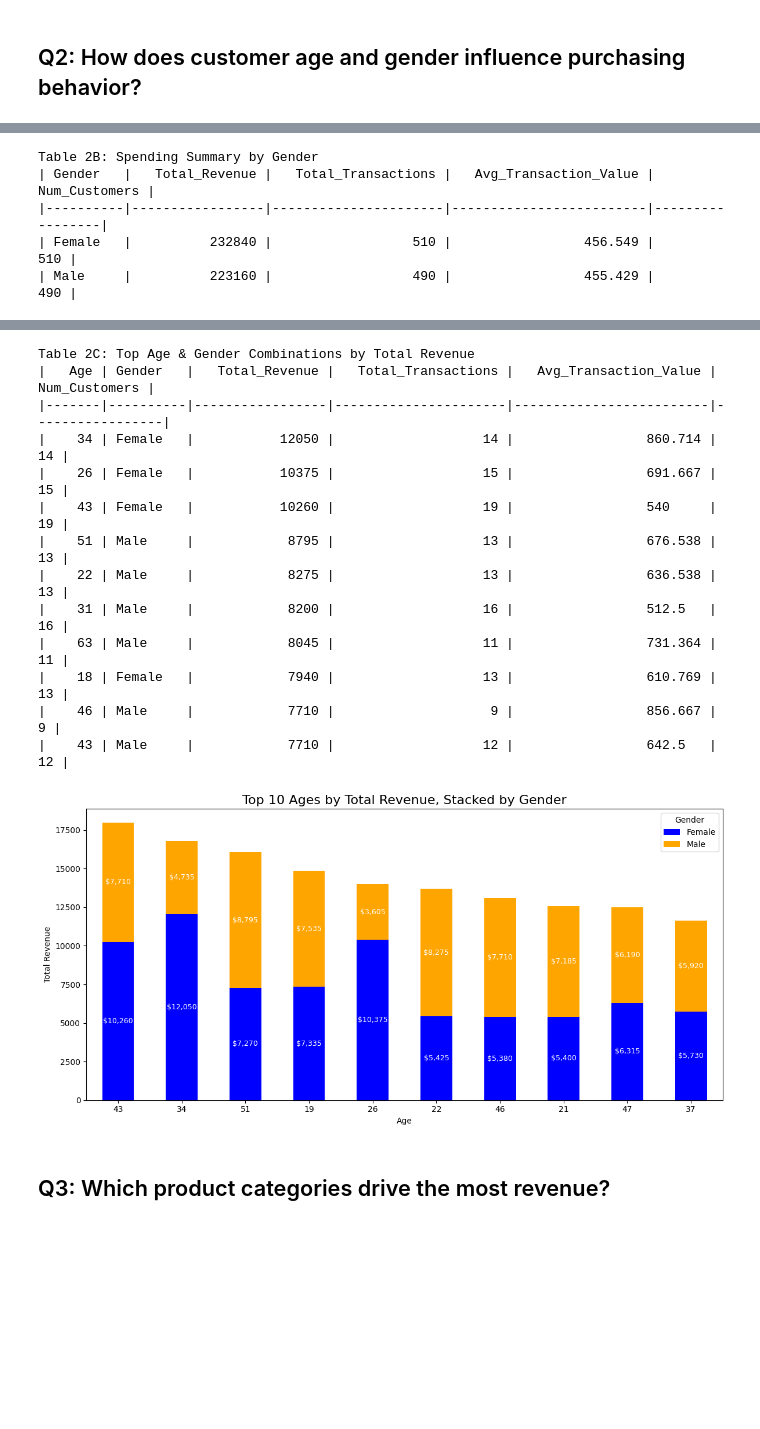
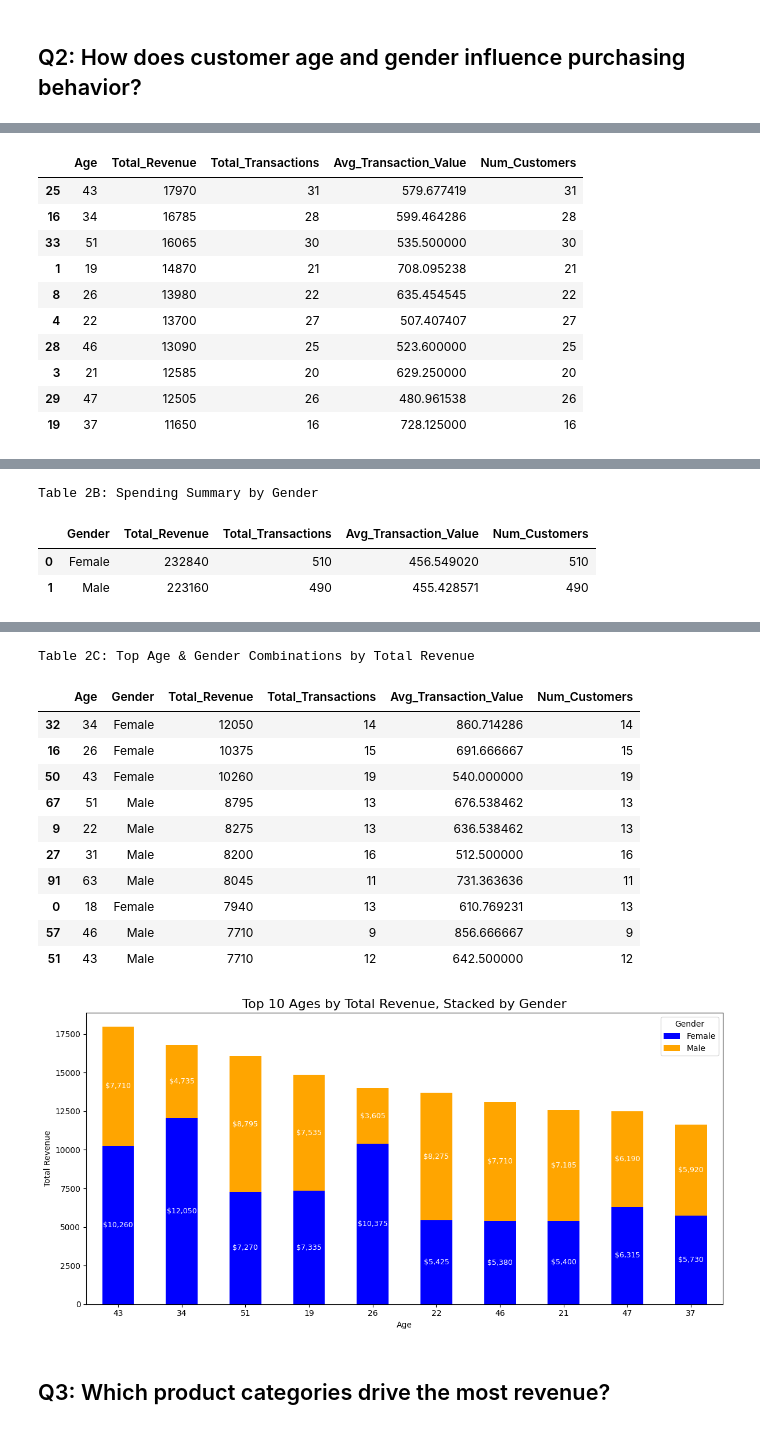
Before and after one commit to Wilfrida-Were/Retail-Sales-EDA-in-Python, a Jupyter notebook: retail-sales-eda-in-python.ipynb, the cells around one changed output, grey strips where cells are left out. Saved outputs shown, nothing was run; the diff lists cells and outputs as text; code cells hidden in the pictures; blank space fills up the shorter version.

```diff
--- a/retail-sales-eda-in-python.ipynb
+++ b/retail-sales-eda-in-python.ipynb
@@ -318,12 +318,7 @@ top_age_summary = age_summary.sort_values(by='Total_Revenue', ascending=False).h
 
 # Table 2A: Top 10 Ages by Total Revenue
 print("Table 2A: Top 10 Ages by Total Revenue")
-print(tabulate(
-    top_age_summary[['Age','Total_Revenue','Total_Transactions','Avg_Transaction_Value','Num_Customers']],
-    headers='keys',
-    tablefmt='github',
-    showindex=False
-))
+display(top_age_summary)
 
 # Plot
 plt.figure(figsize=(10,6))
@@ -348,12 +343,7 @@ gender_summary = df.groupby('Gender').agg(
 
 # Display table heading
 print("\nTable 2B: Spending Summary by Gender")
-print(tabulate(
-    gender_summary[['Gender','Total_Revenue','Total_Transactions','Avg_Transaction_Value','Num_Customers']],
-    headers='keys',
-    tablefmt='github',
-    showindex=False
-))
+display(gender_summary)
 
 # Plot
 plt.figure(figsize=(6,6))
@@ -379,12 +369,7 @@ age_gender_summary = df.groupby(['Age','Gender']).agg(
 # Table: Top Age & Gender Combinations by Total Revenue
 print("\nTable 2C: Top Age & Gender Combinations by Total Revenue")
 top_age_gender_table = age_gender_summary.sort_values(by='Total_Revenue', ascending=False).head(10)
-print(tabulate(
-    top_age_gender_table[['Age','Gender','Total_Revenue','Total_Transactions','Avg_Transaction_Value','Num_Customers']],
-    headers='keys',
-    tablefmt='github',
-    showindex=False
-))
+display(top_age_gender_table)
 
 # Pivot data for stacked bar
 stacked_data = age_gender_summary.pivot(index='Age', columns='Gender', values='Total_Revenue')
@@ -426,23 +399,32 @@ Table 2A: Top 10 Ages by Total Revenue
+|  | Age | Total_Revenue | Total_Transactions | Avg_Transaction_Value | Num_Customers |
+| 25 | 43 | 17970 | 31 | 579.677419 | 31 |
+| 16 | 34 | 16785 | 28 | 599.464286 | 28 |
+| 33 | 51 | 16065 | 30 | 535.500000 | 30 |
+| 1 | 19 | 14870 | 21 | 708.095238 | 21 |
+| 8 | 26 | 13980 | 22 | 635.454545 | 22 |
+| 4 | 22 | 13700 | 27 | 507.407407 | 27 |
+| 28 | 46 | 13090 | 25 | 523.600000 | 25 |
+| 3 | 21 | 12585 | 20 | 629.250000 | 20 |
+| 29 | 47 | 12505 | 26 | 480.961538 | 26 |
+| 19 | 37 | 11650 | 16 | 728.125000 | 16 |
 [figure]
 Table 2B: Spending Summary by Gender
-| Gender   |   Total_Revenue |   Total_Transactions |   Avg_Transaction_Value |   Num_Customers |
-|----------|-----------------|----------------------|-------------------------|-----------------|
-| Female   |          232840 |                  510 |                 456.549 |             510 |
-| Male     |          223160 |                  490 |                 455.429 |             490 |
+|  | Gender | Total_Revenue | Total_Transactions | Avg_Transaction_Value | Num_Customers |
+| 0 | Female | 232840 | 510 | 456.549020 | 510 |
+| 1 | Male | 223160 | 490 | 455.428571 | 490 |
 [figure]
 Table 2C: Top Age & Gender Combinations by Total Revenue
-|   Age | Gender   |   Total_Revenue |   Total_Transactions |   Avg_Transaction_Value |   Num_Customers |
-|-------|----------|-----------------|----------------------|-------------------------|-----------------|
-|    34 | Female   |           12050 |                   14 |                 860.714 |              14 |
-|    26 | Female   |           10375 |                   15 |                 691.667 |              15 |
-|    43 | Female   |           10260 |                   19 |                 540     |              19 |
-|    51 | Male     |            8795 |                   13 |                 676.538 |              13 |
-|    22 | Male     |            8275 |                   13 |                 636.538 |              13 |
-|    31 | Male     |            8200 |                   16 |                 512.5   |              16 |
-|    63 | Male     |            8045 |                   11 |                 731.364 |              11 |
-|    18 | Female   |            7940 |                   13 |                 610.769 |              13 |
-|    46 | Male     |            7710 |                    9 |                 856.667 |               9 |
-|    43 | Male     |            7710 |                   12 |                 642.5   |              12 |
+|  | Age | Gender | Total_Revenue | Total_Transactions | Avg_Transaction_Value | Num_Customers |
+| 32 | 34 | Female | 12050 | 14 | 860.714286 | 14 |
+| 16 | 26 | Female | 10375 | 15 | 691.666667 | 15 |
+| 50 | 43 | Female | 10260 | 19 | 540.000000 | 19 |
+| 67 | 51 | Male | 8795 | 13 | 676.538462 | 13 |
+| 9 | 22 | Male | 8275 | 13 | 636.538462 | 13 |
+| 27 | 31 | Male | 8200 | 16 | 512.500000 | 16 |
+| 91 | 63 | Male | 8045 | 11 | 731.363636 | 11 |
+| 0 | 18 | Female | 7940 | 13 | 610.769231 | 13 |
+| 57 | 46 | Male | 7710 | 9 | 856.666667 | 9 |
+| 51 | 43 | Male | 7710 | 12 | 642.500000 | 12 |
 [figure]
 # %% [markdown]
 <a id="q3"></a>
```
Also changed, not shown: parts of 3 cells of this notebook.
